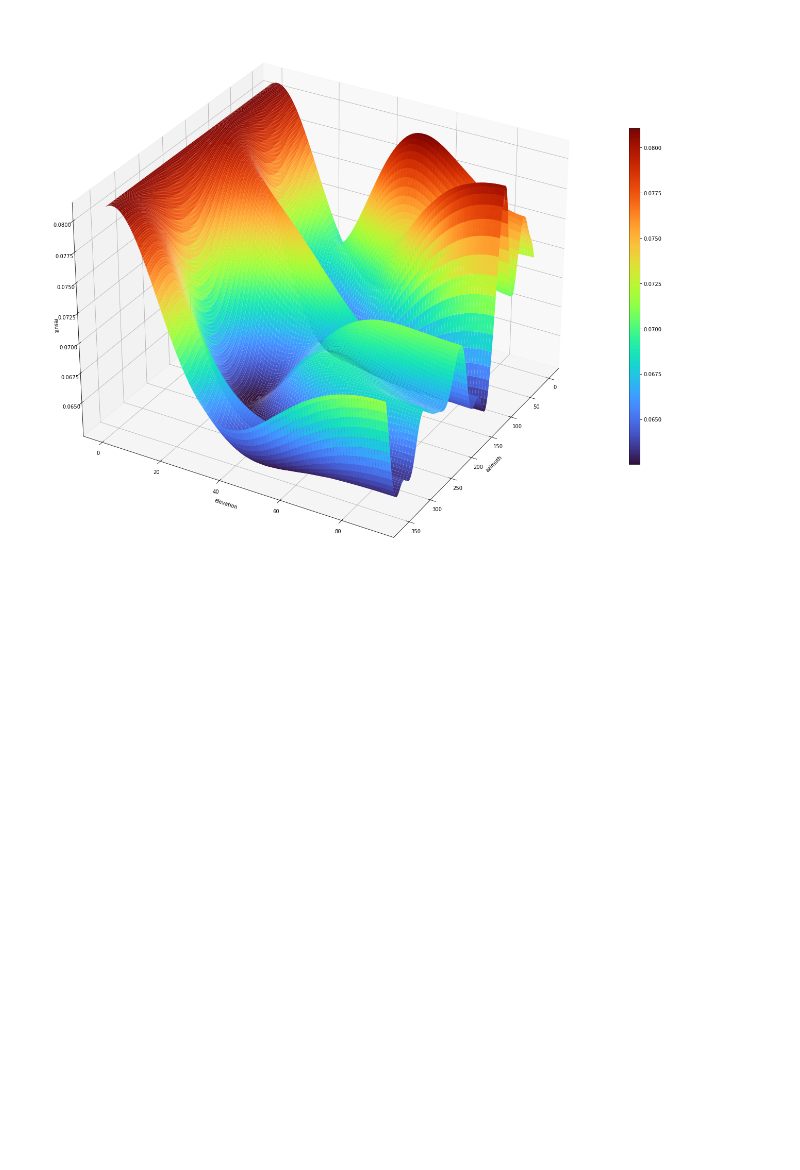
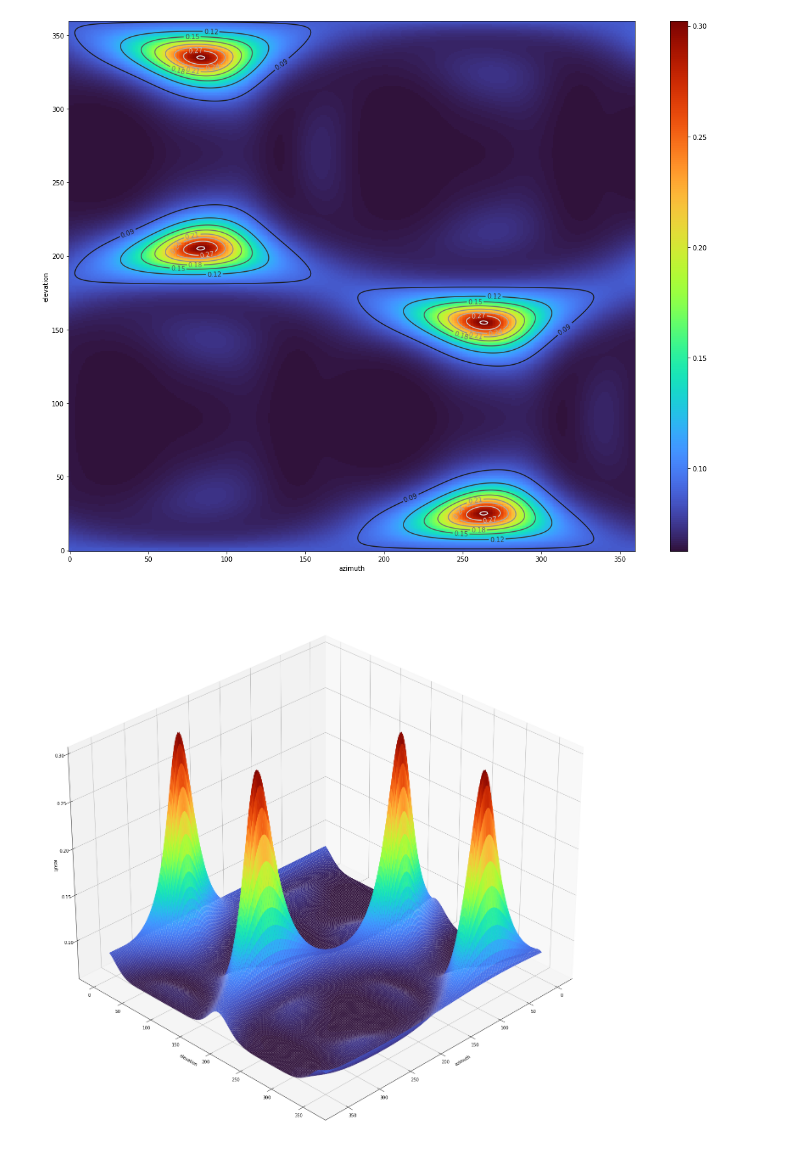
Before and after one commit to rp-alevato/TCC, a Jupyter notebook: src/research/music_spectrum_plot.ipynb, the cells around one changed output. Saved outputs shown, nothing was run; the diff lists cells and outputs as text; code cells hidden in the pictures; blank space fills up the shorter version.

```diff
--- a/src/research/music_spectrum_plot.ipynb
+++ b/src/research/music_spectrum_plot.ipynb
@@ -12,7 +12,7 @@ root_dir = str(Path.cwd().parent.parent)
 def plot_spectrum_3d(file_name, size=24, angle_up=30, angle_side=45):
     data = pd.read_csv(root_dir + "/data/music_spectrum/" + file_name, index_col=0, dtype=np.double)
     data.columns = pd.to_numeric(data.columns)
-    data = data.loc[:,:90]
+    data = data.loc[:,:]
     x = data.index.to_numpy()
     y = data.columns.to_numpy()
     z = data.values
@@ -22,43 +22,48 @@ def plot_spectrum_3d(file_name, size=24, angle_up=30, angle_side=45):
     fig = plt.figure(figsize=(size, size))
     ax = plt.axes(projection='3d')
     ax.view_init(angle_up, angle_side)
-    surf = ax.plot_surface(X, Y, Z, cmap='turbo', linewidth=0, rcount=150, ccount=300, alpha=1)
+    surf = ax.plot_surface(X, Y, Z, cmap='turbo', linewidth=0, rcount=300, ccount=300, alpha=1)
     ax.set_xlabel("azimuth")
     # ax.set_xticks(range(0, 361, 30))
     ax.set_ylabel("elevation")
     # ax.set_yticks(range(0, 361, 30))
     ax.set_zlabel("result")
-    fig.colorbar(surf, ax=ax, shrink=0.5, aspect=30)
+    # fig.colorbar(surf, ax=ax, shrink=0.6, aspect=30)
     plt.show()
 # %%
 def plot_spectrum_contour(file_name, size=15):
     data = pd.read_csv(root_dir + "/data/music_spectrum/" + file_name, index_col=0, dtype=np.double)
     data.columns = pd.to_numeric(data.columns)
-    data = data.loc[:,:90]
+    data = data.loc[:,:]
     x = data.index.to_numpy()
     y = data.columns.to_numpy()
     z = data.values
     X, Y = np.meshgrid(x,y)
     Z = z.transpose()
 
-    fig = plt.figure(figsize=(size, size))
+    fig = plt.figure(figsize=(size*1.3, size))
     plot = plt.pcolormesh(x, y, Z, cmap='turbo')
 
     # contour needs the centers
     cset = plt.contour(X, Y, Z, cmap='gray')
     plt.clabel(cset)
+    plt.xlabel("azimuth")
+    plt.ylabel("elevation")
 
-    plt.colorbar(plot)
-    plt.savefig('plot_z_flat.png')
+
+    plt.colorbar(plot, shrink=1, aspect=30)
+    plt.show()
 # %%
-# plot_spectrum_contour("close_sample_0405.csv")
+plot_spectrum_contour("close_sample_1000.csv")
+plot_spectrum_3d("close_sample_1000.csv")
 # plot_spectrum_3d("close_sample_0830.csv", angle_up=30, angle_side=-140)
-plot_spectrum_3d("close_sample_2025.csv", angle_up=30, angle_side=30)
+# plot_spectrum_3d("close_sample_2025.csv", angle_up=30, angle_side=30)
 # plot_spectrum_3d("close_sample_8940.csv", angle_up=30, angle_side=-140)
 # plot_spectrum("close_sample_0029.csv")
 # plot_spectrum("close_sample_0300.csv")
 # plot_spectrum("close_sample_0900.csv", angle_up=10, angle_side=0)
 # plot_spectrum("close_sample_1500.csv")
 # plot_spectrum("close_sample_2700.csv")
 # %% [output]
-[figure, old version]
+[figure, new version]
+[figure, added]
```
Also changed, not shown: 3 other files.
